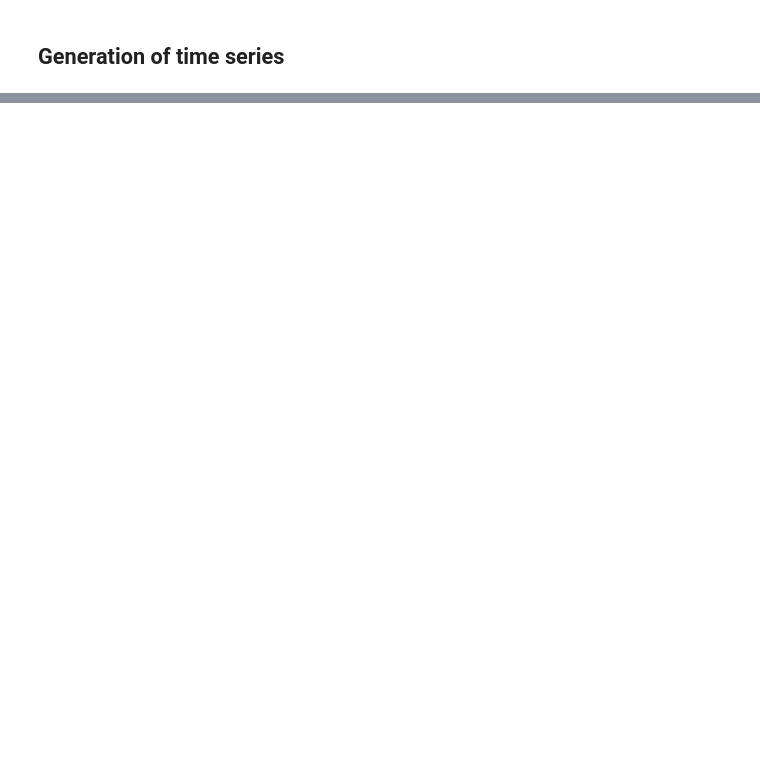
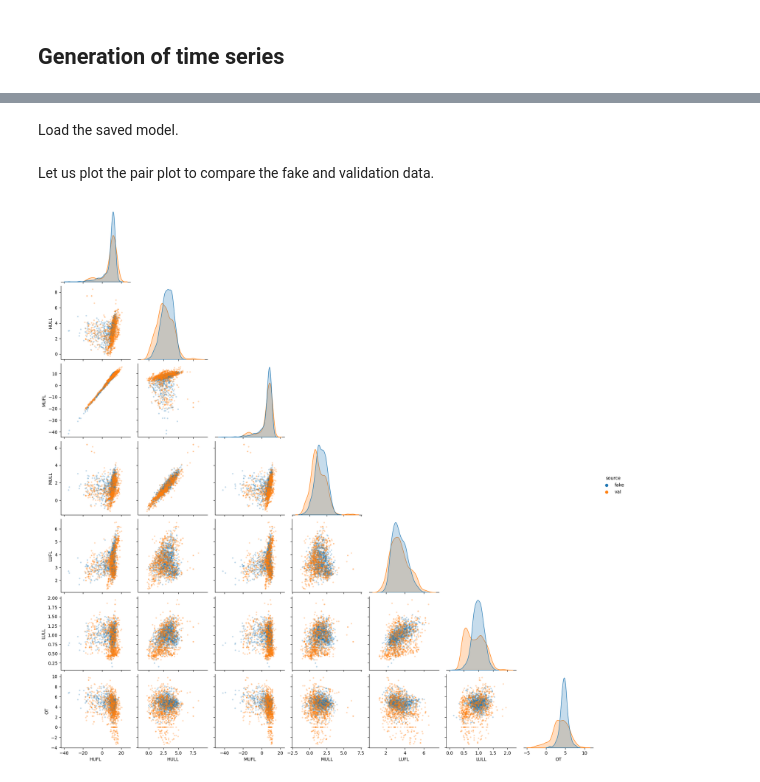
Before and after one commit to airi-industrial-ai/ec23-tutorial, a Jupyter notebook: notebooks/tutorial_part2.ipynb, the cells around one changed output, grey strips where cells are left out. Cells and saved outputs as stored; diff of their text form; code cells hidden in the pictures; blank space fills up the shorter version.

```diff
--- a/notebooks/tutorial_part2.ipynb
+++ b/notebooks/tutorial_part2.ipynb
@@ -61,0 +75,3 @@ from ectutorial.gen_models import TCNGANModule
+# %%
+ett = get_ett_dataset()
+ett.head()
@@ -61,0 +103,7 @@ from ectutorial.gen_models import TCNGANModule
+# %%
+val_thresh = int(ett.shape[0] * 0.7)
+test_thresh = int(ett.shape[0] * 0.85)
+
+train_data = ett.iloc[:val_thresh].copy()
+val_data = ett.iloc[val_thresh:test_thresh].copy()
+test_data = ett.iloc[test_thresh:].copy()
@@ -61,0 +112,3 @@ from ectutorial.gen_models import TCNGANModule
+# %%
+scaler = StandardScaler()
+val_data_norm = scaler.fit_transform(val_data)
@@ -61,0 +176,22 @@ from ectutorial.gen_models import TCNGANModule
+# %% [markdown]
+Load the saved model.
+# %%
+gan = TCNGANModule.load_from_checkpoint(
+    '../models/ver=6-epoch=0-step=76.ckpt',
+    map_location='cpu',
+    latent_dim=8,
+    target_dim=len(ett.columns),
+    hidden_dim=64,
+    num_layers=4,
+    lr=0.0001,
+)
+# %% [markdown]
+Let us plot the pair plot to compare the fake and validation data.
+# %%
+seq_len = 1000
+torch.manual_seed(0)
+fake = gan.sample(seq_len, temp=1)
+
+plot_pair_fake_val(fake, val_data, scaler)
+# %% [output]
+[figure, added]
```
Also changed, not shown: parts of 29 cells of this notebook.
